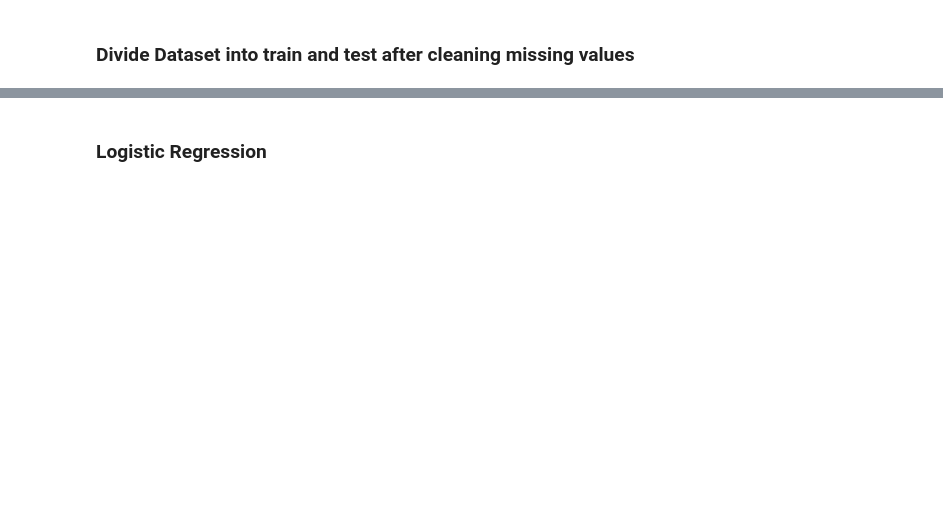
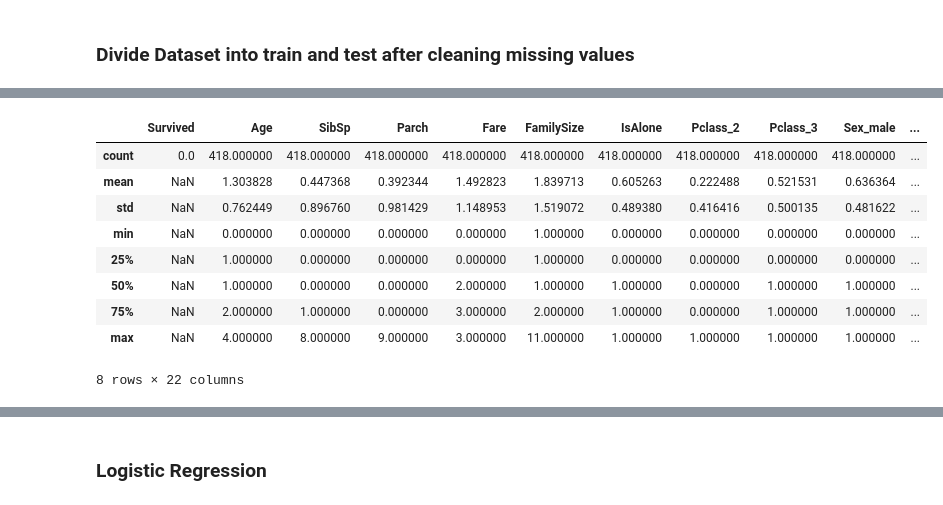
Before and after one commit to KunaalNaik/Python_Panda_for_Data_Science, a Jupyter notebook: Logistic/Titanic_Numerical_Submission2_All.ipynb, the cells around one changed output, grey strips where cells are left out. Drawn from its saved outputs; the diff is of its cells as text; code cells hidden in the pictures; blank space fills up the shorter version.

```diff
--- a/Logistic/Titanic_Numerical_Submission2_All.ipynb
+++ b/Logistic/Titanic_Numerical_Submission2_All.ipynb
@@ -103,4 +348,15 @@ t_train.describe()
 # %%
 #Get Test
-s_test = titanic_num.iloc[891:,]
+s_test = titanic_dummies[titanic_dummies['Survived'].isnull()]
 s_test.describe()
+# %% [output]
+|  | Survived | Age | SibSp | Parch | Fare | FamilySize | IsAlone | Pclass_2 | Pclass_3 | Sex_male | ... |
+| count | 0.0 | 418.000000 | 418.000000 | 418.000000 | 418.000000 | 418.000000 | 418.000000 | 418.000000 | 418.000000 | 418.000000 | ... |
+| mean | NaN | 1.303828 | 0.447368 | 0.392344 | 1.492823 | 1.839713 | 0.605263 | 0.222488 | 0.521531 | 0.636364 | ... |
+| std | NaN | 0.762449 | 0.896760 | 0.981429 | 1.148953 | 1.519072 | 0.489380 | 0.416416 | 0.500135 | 0.481622 | ... |
+| min | NaN | 0.000000 | 0.000000 | 0.000000 | 0.000000 | 1.000000 | 0.000000 | 0.000000 | 0.000000 | 0.000000 | ... |
+| 25% | NaN | 1.000000 | 0.000000 | 0.000000 | 0.000000 | 1.000000 | 0.000000 | 0.000000 | 0.000000 | 0.000000 | ... |
+| 50% | NaN | 1.000000 | 0.000000 | 0.000000 | 2.000000 | 1.000000 | 1.000000 | 0.000000 | 1.000000 | 1.000000 | ... |
+| 75% | NaN | 2.000000 | 1.000000 | 0.000000 | 3.000000 | 2.000000 | 1.000000 | 0.000000 | 1.000000 | 1.000000 | ... |
+| max | NaN | 4.000000 | 8.000000 | 9.000000 | 3.000000 | 11.000000 | 1.000000 | 1.000000 | 1.000000 | 1.000000 | ... |
+8 rows × 22 columns
```
Also changed, not shown: parts of 69 cells of this notebook.
